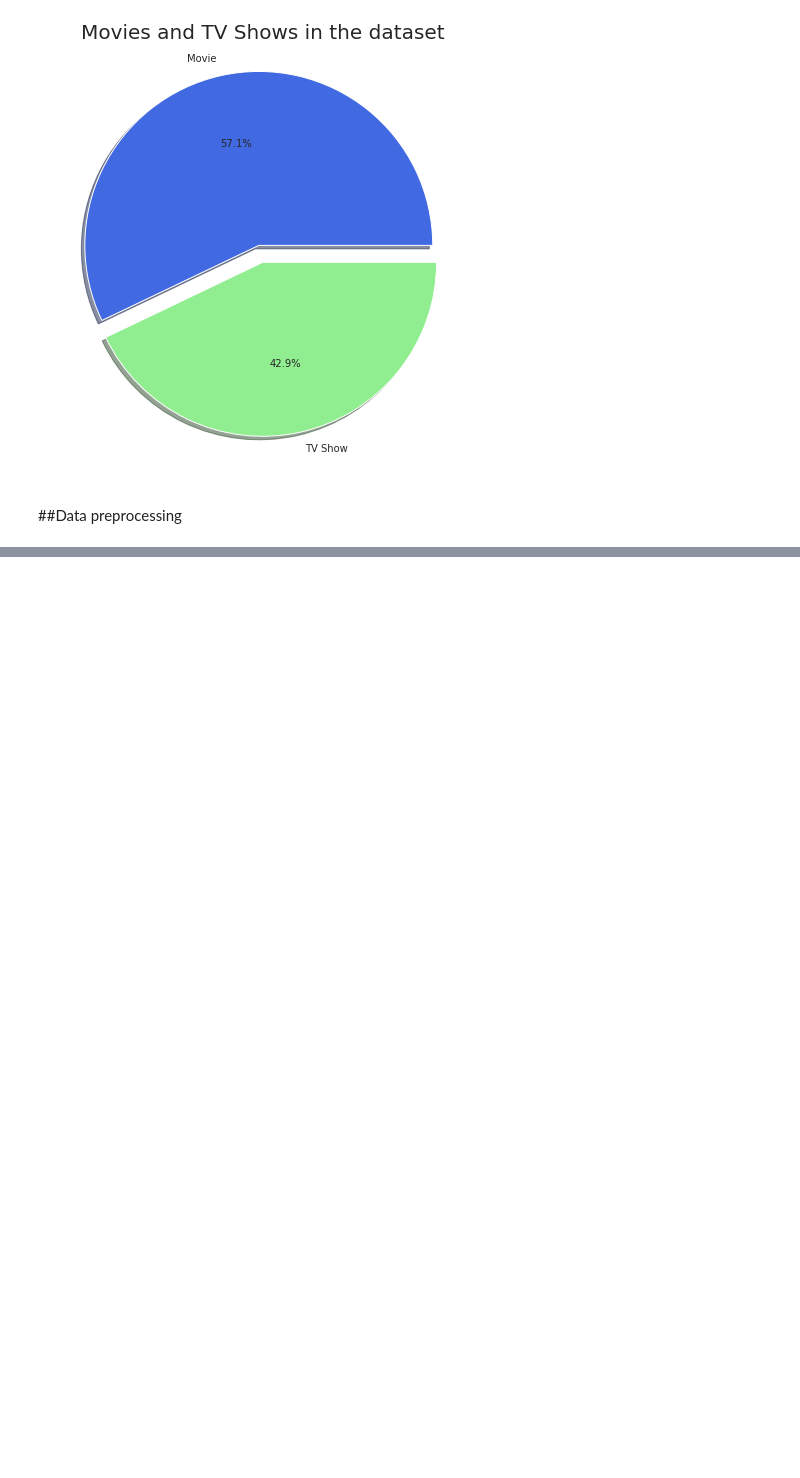
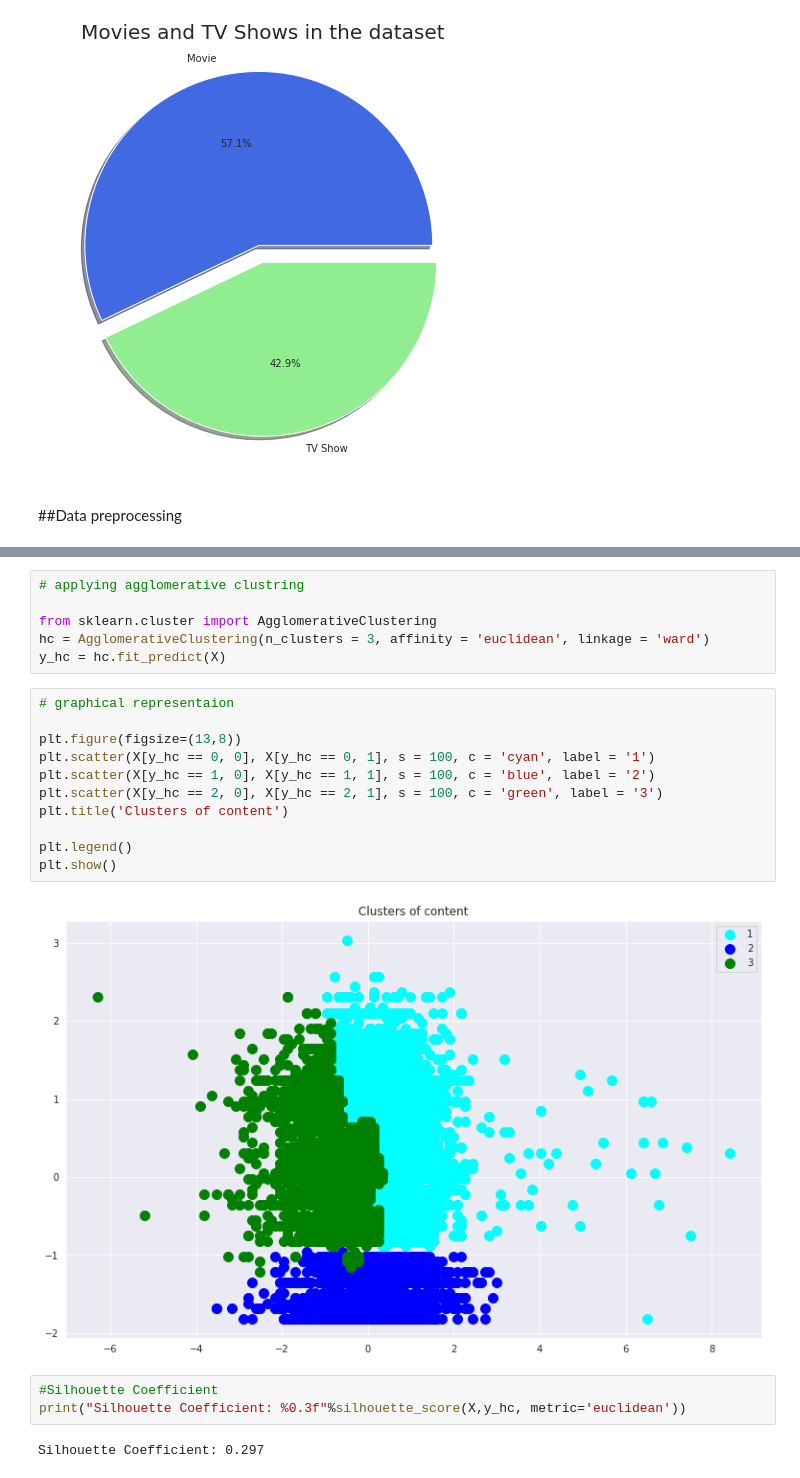
Before and after one commit to Amankr351/Netflix-Movies-and-TV-Shows-Clustering-Project., a Jupyter notebook: Netflix_Movies_And_TV_Shows_Clustering.ipynb, the cells around one changed output, grey strips where cells are left out. Drawn from its saved outputs; the diff is of its cells as text; blank space fills up the shorter version.

```diff
--- a/Netflix_Movies_And_TV_Shows_Clustering.ipynb
+++ b/Netflix_Movies_And_TV_Shows_Clustering.ipynb
@@ -446,0 +610,24 @@ array(['i', 'me', 'my', 'myself', 'we', 'our', 'ours', 'ourselves', 'you',
+# %%
+# applying agglomerative clustring
+
+from sklearn.cluster import AgglomerativeClustering
+hc = AgglomerativeClustering(n_clusters = 3, affinity = 'euclidean', linkage = 'ward')
+y_hc = hc.fit_predict(X)
+# %%
+# graphical representaion
+
+plt.figure(figsize=(13,8))
+plt.scatter(X[y_hc == 0, 0], X[y_hc == 0, 1], s = 100, c = 'cyan', label = '1')
+plt.scatter(X[y_hc == 1, 0], X[y_hc == 1, 1], s = 100, c = 'blue', label = '2')
+plt.scatter(X[y_hc == 2, 0], X[y_hc == 2, 1], s = 100, c = 'green', label = '3')
+plt.title('Clusters of content')
+
+plt.legend()
+plt.show()
+# %% [output]
+[figure, added]
+# %%
+#Silhouette Coefficient
+print("Silhouette Coefficient: %0.3f"%silhouette_score(X,y_hc, metric='euclidean'))
+# %% [output]
+Silhouette Coefficient: 0.297
```
Also changed, not shown: parts of 24 cells of this notebook.
